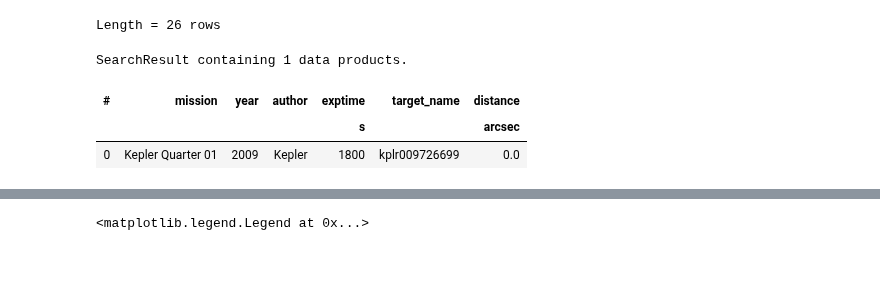
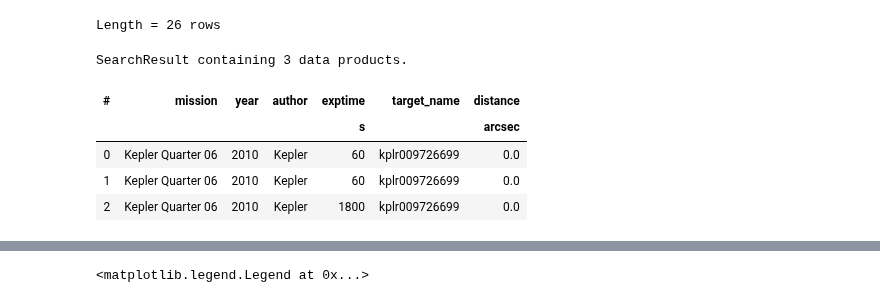
Before and after one commit to RileyWClarke/RAFTS, a Jupyter notebook: Notebooks/candence_plot.ipynb, the cells around one changed output, grey strips where cells are left out. Cells and saved outputs as stored; diff of their text form; code cells hidden in the pictures; blank space fills up the shorter version.

```diff
--- a/Notebooks/candence_plot.ipynb
+++ b/Notebooks/candence_plot.ipynb
@@ -29,12 +29,14 @@ SearchResult containing 26 data products.
 | 25 | Kepler Quarter 17 | 2013 | Kepler | 1800 | kplr009726699 | 0.0 |
 Length = 26 rows
 # %%
-search_result_q1 = lk.search_lightcurve('GJ 1243', author='Kepler', quarter=1)
+search_result_q1 = lk.search_lightcurve('GJ 1243', author='Kepler', quarter=6)
 search_result_q1
 # %% [output]
-SearchResult containing 1 data products.
+SearchResult containing 3 data products.
 | # | mission | year | author | exptime | target_name | distance |
 |  |  |  |  | s |  | arcsec |
-| 0 | Kepler Quarter 01 | 2009 | Kepler | 1800 | kplr009726699 | 0.0 |
+| 0 | Kepler Quarter 06 | 2010 | Kepler | 60 | kplr009726699 | 0.0 |
+| 1 | Kepler Quarter 06 | 2010 | Kepler | 60 | kplr009726699 | 0.0 |
+| 2 | Kepler Quarter 06 | 2010 | Kepler | 1800 | kplr009726699 | 0.0 |
 # %%
 lc1 = search_result_q1.download()
```
Also changed, not shown: parts of 6 cells of this notebook, 1 other file.
